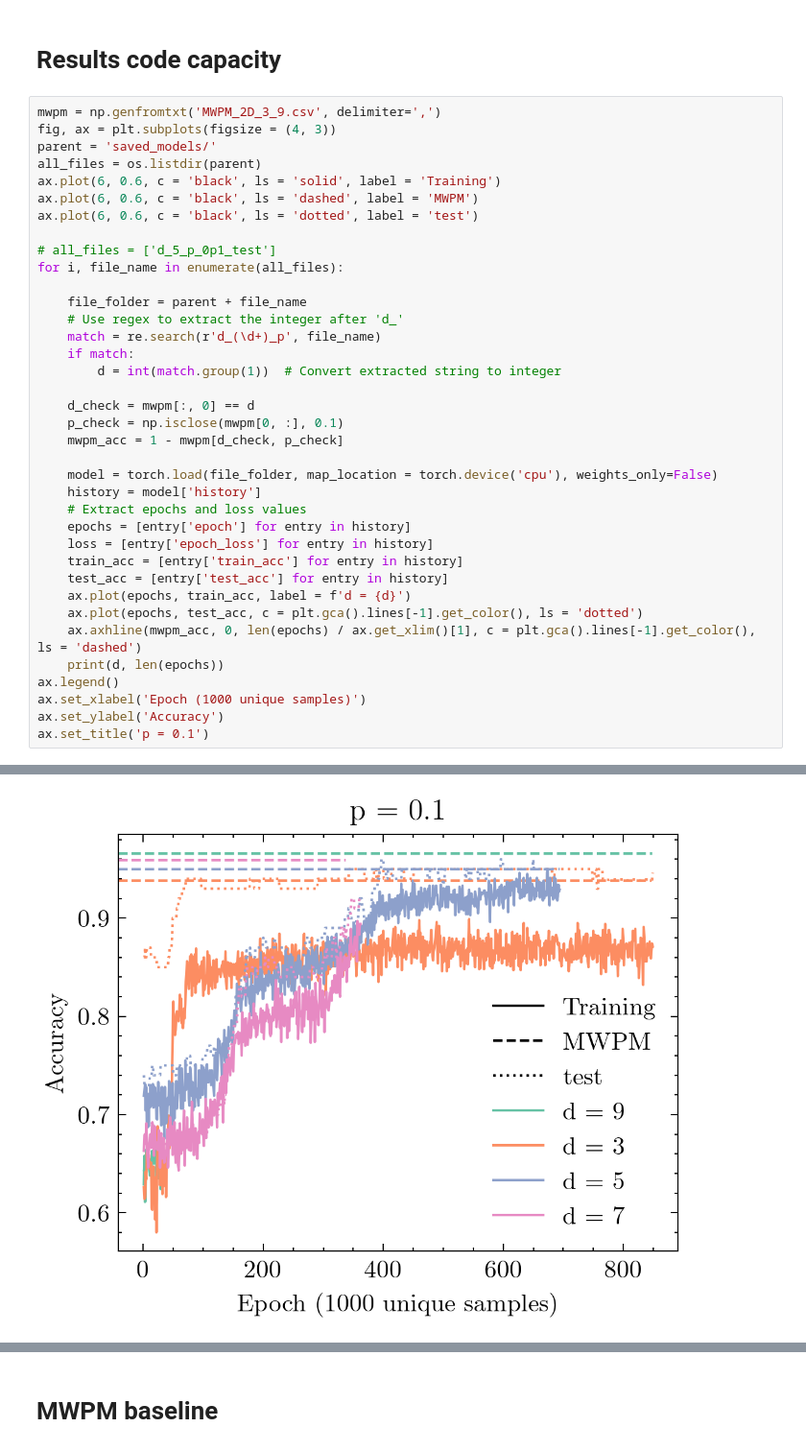
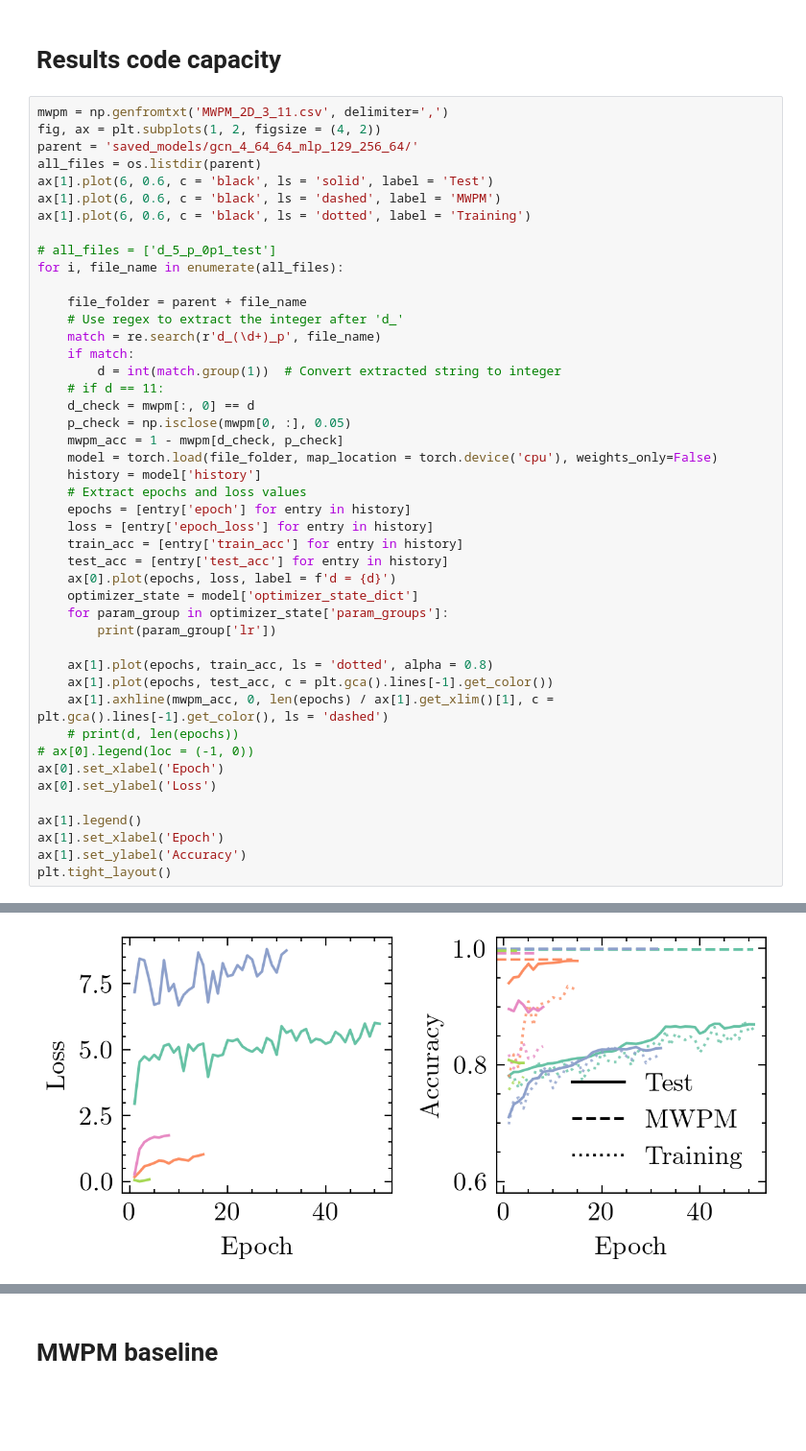
Before and after one commit to LangeMoritz/neural_matching, a Jupyter notebook: build_decoder.ipynb, the cells around one changed output, grey strips where cells are left out. Shown at 96% size. Saved outputs shown, nothing was run; the diff lists cells and outputs as text; blank space fills up the shorter version.

```diff
--- a/build_decoder.ipynb
+++ b/build_decoder.ipynb
@@ -29,13 +29,13 @@ import re
 # %% [markdown]
 # Results code capacity
 # %%
-mwpm = np.genfromtxt('MWPM_2D_3_9.csv', delimiter=',')
-fig, ax = plt.subplots(figsize = (4, 3))
-parent = 'saved_models/'
+mwpm = np.genfromtxt('MWPM_2D_3_11.csv', delimiter=',')
+fig, ax = plt.subplots(1, 2, figsize = (4, 2))
+parent = 'saved_models/gcn_4_64_64_mlp_129_256_64/'
 all_files = os.listdir(parent)
-ax.plot(6, 0.6, c = 'black', ls = 'solid', label = 'Training')
-ax.plot(6, 0.6, c = 'black', ls = 'dashed', label = 'MWPM')
-ax.plot(6, 0.6, c = 'black', ls = 'dotted', label = 'test')
+ax[1].plot(6, 0.6, c = 'black', ls = 'solid', label = 'Test')
+ax[1].plot(6, 0.6, c = 'black', ls = 'dashed', label = 'MWPM')
+ax[1].plot(6, 0.6, c = 'black', ls = 'dotted', label = 'Training')
 
 # all_files = ['d_5_p_0p1_test']
 for i, file_name in enumerate(all_files):
@@ -45,11 +45,10 @@ for i, file_name in enumerate(all_files):
     match = re.search(r'd_(\d+)_p', file_name)
     if match:
         d = int(match.group(1))  # Convert extracted string to integer
-
+    # if d == 11:
     d_check = mwpm[:, 0] == d
-    p_check = np.isclose(mwpm[0, :], 0.1)
+    p_check = np.isclose(mwpm[0, :], 0.05)
     mwpm_acc = 1 - mwpm[d_check, p_check]
-
     model = torch.load(file_folder, map_location = torch.device('cpu'), weights_only=False)
     history = model['history']
     # Extract epochs and loss values
@@ -57,12 +56,21 @@ for i, file_name in enumerate(all_files):
     loss = [entry['epoch_loss'] for entry in history]
     train_acc = [entry['train_acc'] for entry in history]
     test_acc = [entry['test_acc'] for entry in history]
-    ax.plot(epochs, train_acc, label = f'd = {d}')
-    ax.plot(epochs, test_acc, c = plt.gca().lines[-1].get_color(), ls = 'dotted')
-    ax.axhline(mwpm_acc, 0, len(epochs) / ax.get_xlim()[1], c = plt.gca().lines[-1].get_color(), ls = 'dashed')
-    print(d, len(epochs))
-ax.legend()
-ax.set_xlabel('Epoch (1000 unique samples)')
-ax.set_ylabel('Accuracy')
-ax.set_title('p = 0.1')
+    ax[0].plot(epochs, loss, label = f'd = {d}')
+    optimizer_state = model['optimizer_state_dict']
+    for param_group in optimizer_state['param_groups']:
+        print(param_group['lr'])
+
+    ax[1].plot(epochs, train_acc, ls = 'dotted', alpha = 0.8)
+    ax[1].plot(epochs, test_acc, c = plt.gca().lines[-1].get_color())
+    ax[1].axhline(mwpm_acc, 0, len(epochs) / ax[1].get_xlim()[1], c = plt.gca().lines[-1].get_color(), ls = 'dashed')
+    # print(d, len(epochs))
+# ax[0].legend(loc = (-1, 0))
+ax[0].set_xlabel('Epoch')
+ax[0].set_ylabel('Loss')
+
+ax[1].legend()
+ax[1].set_xlabel('Epoch')
+ax[1].set_ylabel('Accuracy')
+plt.tight_layout()
 # %% [output]
@@ -74 +82 @@ Text(0.5, 1.0, 'p = 0.1')
-[figure, old version]
+[figure, new version]
```
Also changed, not shown: parts of 11 cells of this notebook, 4 other files.
